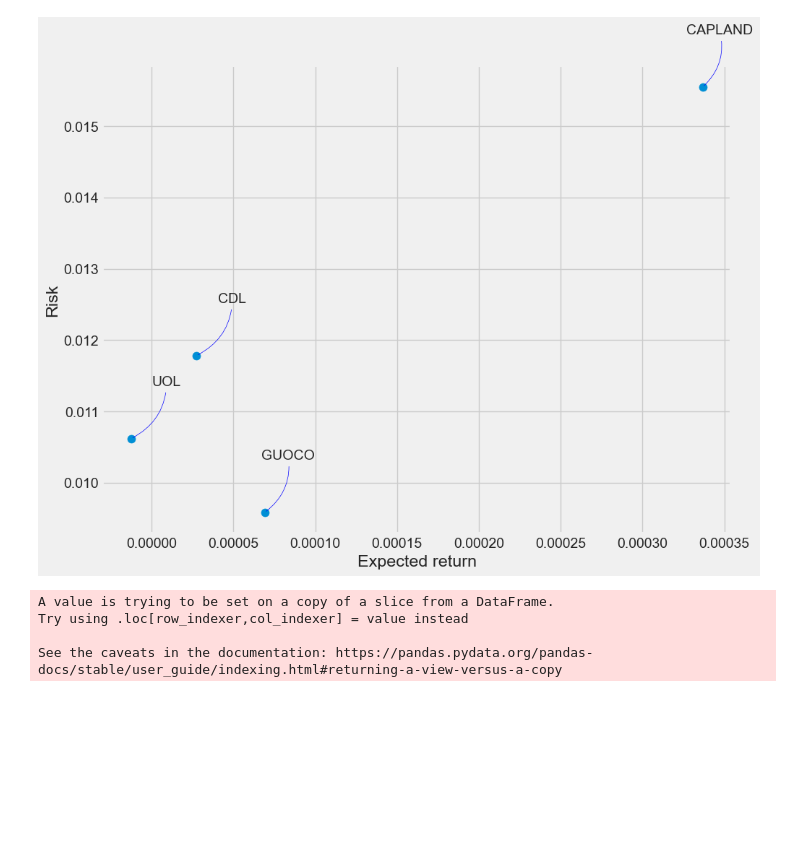
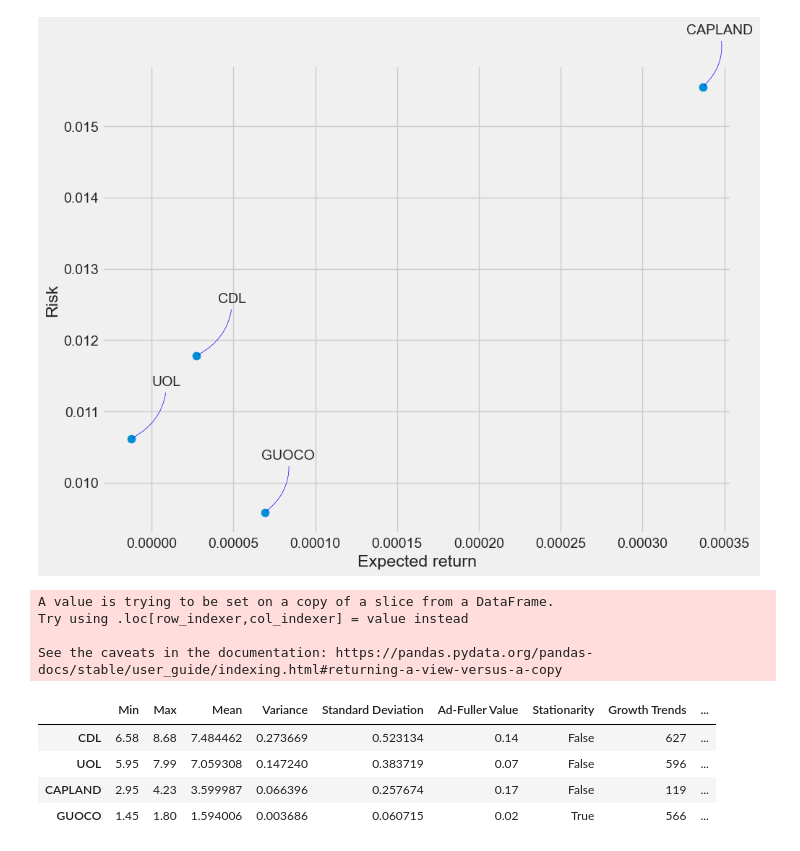
Before and after one commit to ryanueda/Stock-Price-Prediction, a Jupyter notebook: SGX/REStack.ipynb, the cells around one changed output. Saved outputs shown, nothing was run; the diff lists cells and outputs as text; code cells hidden in the pictures; blank space fills up the shorter version.

```diff
--- a/SGX/REStack.ipynb
+++ b/SGX/REStack.ipynb
@@ -332,0 +396,8 @@ See the caveats in the documentation: https://pandas.pydata.org/pandas-docs/stab
+# %%
+risk
+# %% [output]
+|  | Min | Max | Mean | Variance | Standard Deviation | Ad-Fuller Value | Stationarity | Growth Trends | ... |
+| CDL | 6.58 | 8.68 | 7.484462 | 0.273669 | 0.523134 | 0.14 | False | 627 | ... |
+| UOL | 5.95 | 7.99 | 7.059308 | 0.147240 | 0.383719 | 0.07 | False | 596 | ... |
+| CAPLAND | 2.95 | 4.23 | 3.599987 | 0.066396 | 0.257674 | 0.17 | False | 119 | ... |
+| GUOCO | 1.45 | 1.80 | 1.594006 | 0.003686 | 0.060715 | 0.02 | True | 566 | ... |
```
Also changed, not shown: parts of 1 cell of this notebook, 3 other files.
